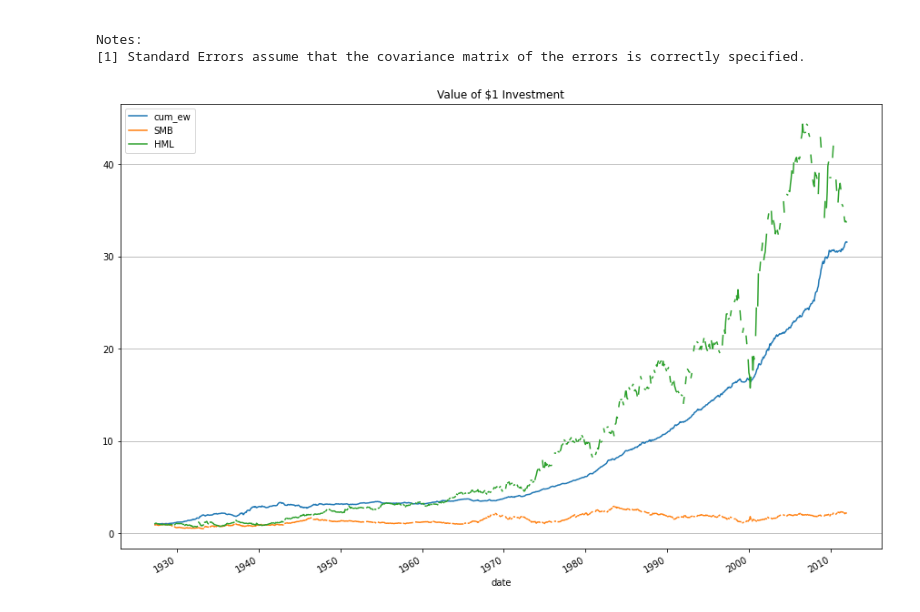
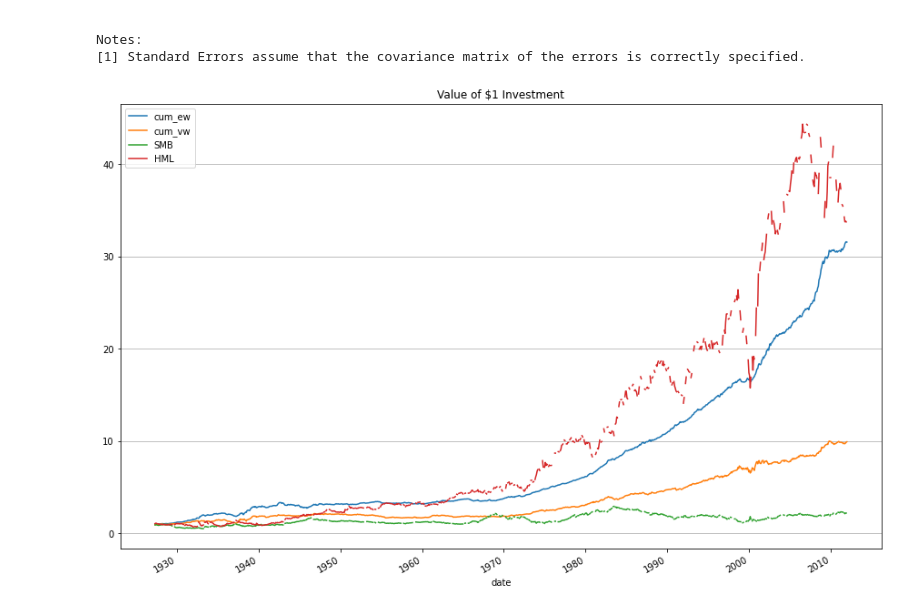
Before and after one commit to ptakchun/FINA4359-Project, a Jupyter notebook: table3.ipynb, the cells around one changed output. Cells and saved outputs as stored; diff of their text form; code cells hidden in the pictures.

```diff
--- a/table3.ipynb
+++ b/table3.ipynb
@@ -209,23 +209,23 @@ def long_short_weights(group):
     group['long_weight'] = np.nan
     longs = group.loc[group['long_stocks'] == True]
     group.loc[group['long_stocks']==True, 'long_weight'] = longs['MCAP_t-1'].groupby('date').apply(lambda x: x/ x.sum())
-    group['long_weight'] = group['long_weight'].groupby('CUSIP').shift(1)
+    # group['long_weight'] = group['long_weight'].groupby('CUSIP').shift(1)
 
     group['short_weight'] = np.nan
     # fil_short = group['long_stocks'] == False
     fil_short = group.short_stocks
     shorts = group.loc[fil_short]
     group.loc[fil_short, 'short_weight'] = shorts['MCAP_t-1'].groupby('date').apply(lambda x: x/ x.sum())
-    group['short_weight'] = group['short_weight'].groupby('CUSIP').shift(1)
+    # group['short_weight'] = group['short_weight'].groupby('CUSIP').shift(1)
     return group
 
 def cal_return_vw(df):
 
     df['port_return_long_vw'] = df['RET'] * df['long_weight']
-    longport = df['port_return_long_vw'].groupby('date').mean()
+    longport = df['port_return_long_vw'].groupby('date').sum()
 
     df['port_return_short_vw'] = df['RET'] * df['short_weight']
-    shortport = df['port_return_short_vw'].groupby('date').mean()
+    shortport = df['port_return_short_vw'].groupby('date').sum()
 
     data=pd.merge(longport, shortport, on='date', suffixes=['_long', '_short'])
     data['longshort_vw'] = data.port_return_long_vw  - data.port_return_short_vw
@@ -560,22 +596,22 @@ Notes:
 # %%
 # Figure 1
 portfolios = pd.DataFrame()
 portfolios['cum_ew'] = (longshortport_eq['longshort_eq'] + 1).cumprod()
 # print(portfolios['cum_ew'])
 portfolios['cum_vw'] = (longshortport_vw['longshort_vw'] + 1).cumprod()
 portfolios['SMB']= (ff4['smb']+ 1).cumprod()
 portfolios['HML']= (ff4['hml']+ 1).cumprod()
 portfolios=portfolios.reset_index()
 portfolios
 # Within-companies Predicted Dividend Portfolio
 (
     portfolios
     .assign(date=pd.to_datetime(portfolios['date']))
     .assign(cum_ew=portfolios['cum_ew'])
-    # .assign(cum_vw=portfolios['cum_vw'])
+    .assign(cum_vw=portfolios['cum_vw'])
     .assign(SMB=portfolios['SMB'])
     .assign(HML=portfolios['HML'])
-    .plot(x='date', y=['cum_ew','SMB','HML'],figsize=(15,10),title='Value of $1 Investment').grid(axis='y')
+    .plot(x='date', y=['cum_ew','cum_vw','SMB','HML'],figsize=(15,10),title='Value of $1 Investment').grid(axis='y')
 )
 # %% [output]
-[figure, old version]
+[figure, new version]
```
Also changed, not shown: parts of 9 cells of this notebook.
